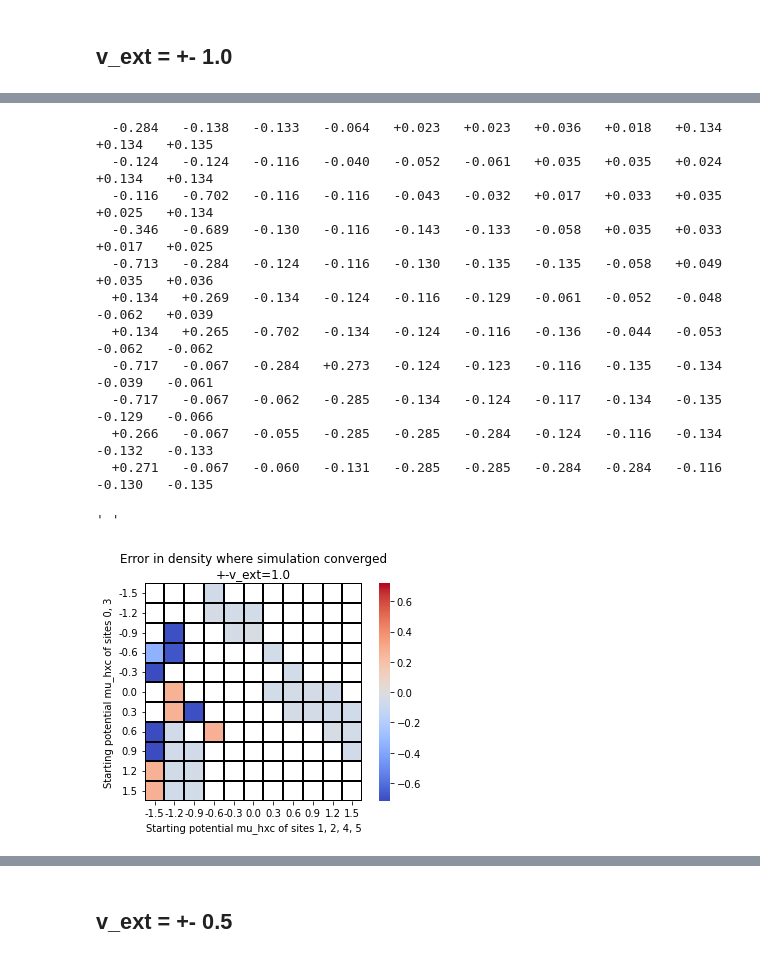
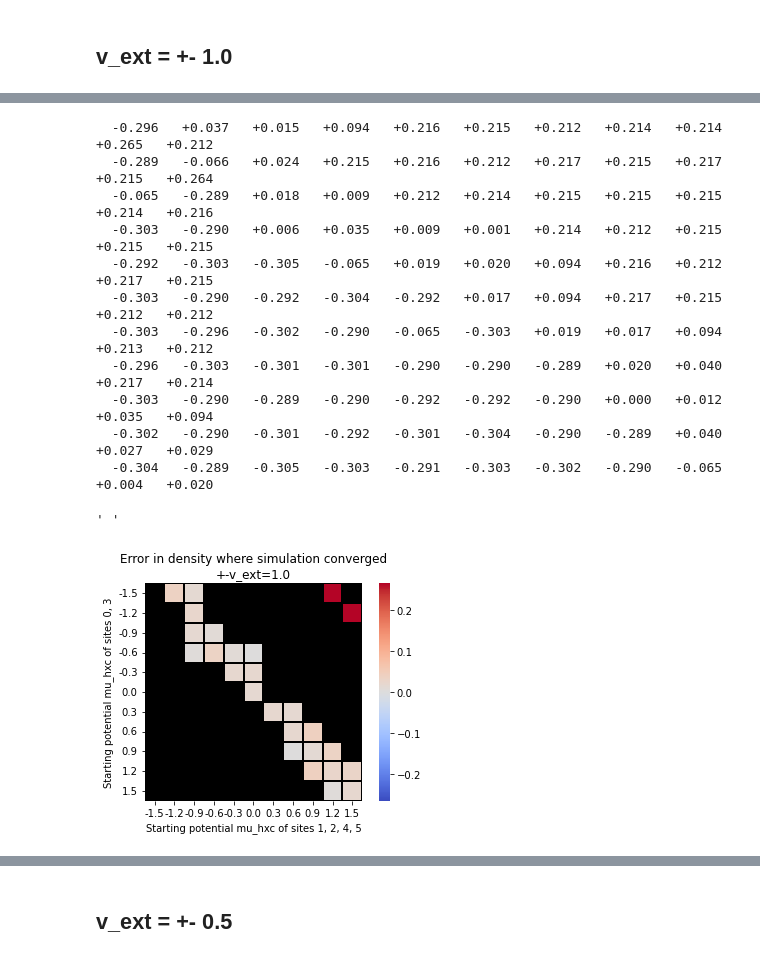
Before and after one commit to mrgulin/Single_shot, a Jupyter notebook: LPFET/6ring2.ipynb, the cells around one changed output, grey strips where cells are left out. Saved outputs shown, nothing was run; the diff lists cells and outputs as text; code cells hidden in the pictures.

```diff
--- a/LPFET/6ring2.ipynb
+++ b/LPFET/6ring2.ipynb
@@ -226,11 +229,10 @@ for i in x:
         mol1.add_parameters(u, t, v_ext, [[0, 3], [1, 2, 4, 5]])
         mol1.mu_hxc = np.array([i, j, j, i, j, j])
         iter_num[-1].append(mol1.self_consistent_loop(num_iter=20, tolerance=0.000001))
-
         n[-1].append(mol1.n_ks[0])
-        y_ab, rest =mol1.compare_densities_FCI(pass_object=mol_full)
-        y_ab /= 2
-        n_ref[-1].append(y_ab.diagonal()[0])
+y_ab, rest =mol1.compare_densities_FCI(pass_object=mol_full)
+y_ab /= 2
+n_ref = y_ab.diagonal()
 # %% [output]
          ===========================================
          ====  The matrix form of a^a is built  ====
@@ -285,30 +289,32 @@ array([[20, 20, 20,  3, 20, 20, 20, 20, 20, 20, 20],
 # %%
 n_ref = np.array(n_ref)
 n_array = np.array(n)
-diff_array = n_array-n_ref
-essentials.print_matrix(n_array-n_ref)
+diff_array = n_array-n_ref[0]
+essentials.print_matrix(n_array-n_ref[0])
+fig, ax = plt.subplots(1,1)
 sns.heatmap(diff_array, mask=(iter_num_exaggerated == 20), square=True, linewidths=0.01, linecolor='k', cmap='coolwarm', norm=mcolors.CenteredNorm());
+ax.set_facecolor('k')
 plt.title('Error in density where simulation converged\n+-v_ext=1.0')
 plt.gca().set_xticks(np.arange(len(x))+0.5)
 plt.gca().set_yticks(np.arange(len(x))+0.5)
 plt.yticks(rotation= 0)
 plt.gca().set_xticklabels([f'{i:.1f}' for i in x])
 plt.gca().set_yticklabels([f'{i:.1f}' for i in x])
 plt.xlabel('Starting potential mu_hxc of sites 1, 2, 4, 5')
 plt.ylabel('Starting potential mu_hxc of sites 0, 3')
 ' '
 # %% [output]
-  -0.284   -0.138   -0.133   -0.064   +0.023   +0.023   +0.036   +0.018   +0.134   +0.134   +0.135
-  -0.124   -0.124   -0.116   -0.040   -0.052   -0.061   +0.035   +0.035   +0.024   +0.134   +0.134
-  -0.116   -0.702   -0.116   -0.116   -0.043   -0.032   +0.017   +0.033   +0.035   +0.025   +0.134
-  -0.346   -0.689   -0.130   -0.116   -0.143   -0.133   -0.058   +0.035   +0.033   +0.017   +0.025
-  -0.713   -0.284   -0.124   -0.116   -0.130   -0.135   -0.135   -0.058   +0.049   +0.035   +0.036
-  +0.134   +0.269   -0.134   -0.124   -0.116   -0.129   -0.061   -0.052   -0.048   -0.062   +0.039
-  +0.134   +0.265   -0.702   -0.134   -0.124   -0.116   -0.136   -0.044   -0.053   -0.062   -0.062
-  -0.717   -0.067   -0.284   +0.273   -0.124   -0.123   -0.116   -0.135   -0.134   -0.039   -0.061
-  -0.717   -0.067   -0.062   -0.285   -0.134   -0.124   -0.117   -0.134   -0.135   -0.129   -0.066
-  +0.266   -0.067   -0.055   -0.285   -0.285   -0.284   -0.124   -0.116   -0.134   -0.132   -0.133
-  +0.271   -0.067   -0.060   -0.131   -0.285   -0.285   -0.284   -0.284   -0.116   -0.130   -0.135
+  -0.296   +0.037   +0.015   +0.094   +0.216   +0.215   +0.212   +0.214   +0.214   +0.265   +0.212
+  -0.289   -0.066   +0.024   +0.215   +0.216   +0.212   +0.217   +0.215   +0.217   +0.215   +0.264
+  -0.065   -0.289   +0.018   +0.009   +0.212   +0.214   +0.215   +0.215   +0.215   +0.214   +0.216
+  -0.303   -0.290   +0.006   +0.035   +0.009   +0.001   +0.214   +0.212   +0.215   +0.215   +0.215
+  -0.292   -0.303   -0.305   -0.065   +0.019   +0.020   +0.094   +0.216   +0.212   +0.217   +0.215
+  -0.303   -0.290   -0.292   -0.304   -0.292   +0.017   +0.094   +0.217   +0.215   +0.212   +0.212
+  -0.303   -0.296   -0.302   -0.290   -0.065   -0.303   +0.019   +0.017   +0.094   +0.213   +0.212
+  -0.296   -0.303   -0.301   -0.301   -0.290   -0.290   -0.289   +0.020   +0.040   +0.217   +0.214
+  -0.303   -0.290   -0.289   -0.290   -0.292   -0.292   -0.290   +0.000   +0.012   +0.035   +0.094
+  -0.302   -0.290   -0.301   -0.292   -0.301   -0.304   -0.290   -0.289   +0.040   +0.027   +0.029
+  -0.304   -0.289   -0.305   -0.303   -0.291   -0.303   -0.302   -0.290   -0.065   +0.004   +0.020
 ' '
-[figure, old version]
+[figure, new version]
 # %%
```
Also changed, not shown: parts of 13 cells of this notebook, 11 other files.
